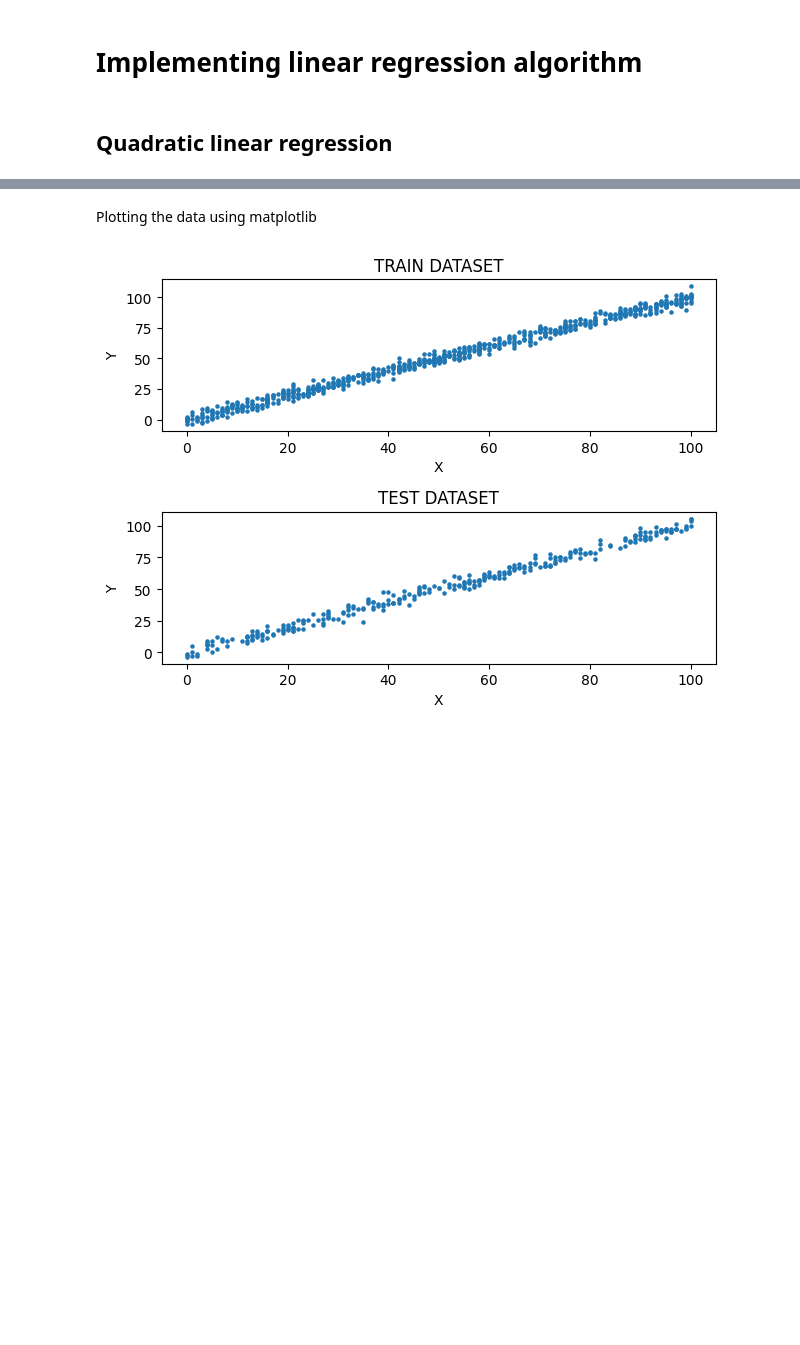
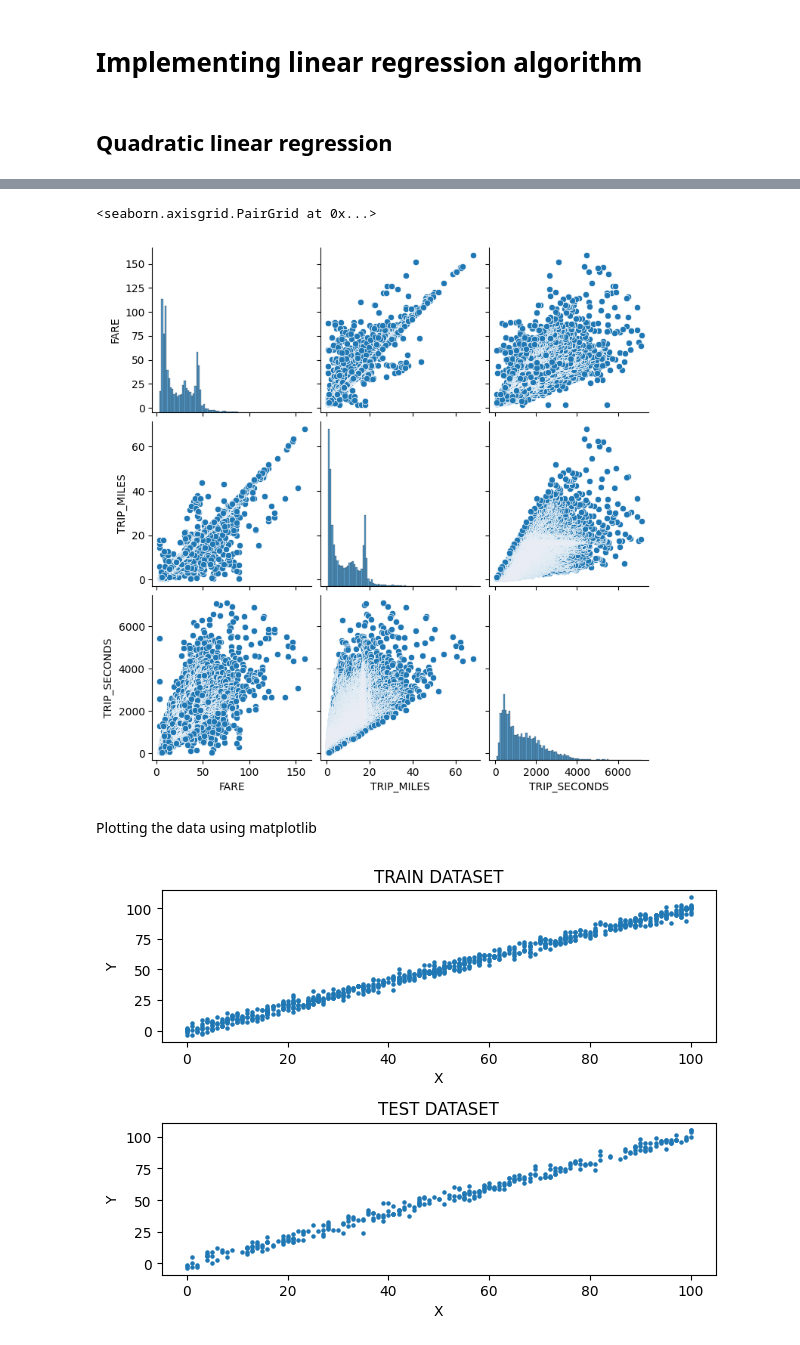
Before and after one commit to Blue-coder89/Machine-Learning, a Jupyter notebook: Regression/linearRegression/linearRegression.ipynb, the cells around one changed output, grey strips where cells are left out. Saved outputs shown, nothing was run; the diff lists cells and outputs as text; code cells hidden in the pictures; blank space fills up the shorter version.

```diff
--- a/Regression/linearRegression/linearRegression.ipynb
+++ b/Regression/linearRegression/linearRegression.ipynb
@@ -34,0 +144,2 @@ testData = testData.values
+# %%
+chicago_taxi_dataset = pd.read_csv("https://download.mlcc.google.com/mledu-datasets/chicago_taxi_train.csv")
@@ -34,0 +148,2 @@ testData = testData.values
+# %%
+training_df = chicago_taxi_dataset[['TRIP_MILES', 'TRIP_SECONDS', 'FARE', 'COMPANY', 'PAYMENT_TYPE', 'TIP_RATE']]
@@ -35,3 +174,9 @@ testData = testData.values
+# %%
+## pairplot
+sns.pairplot(training_df, x_vars=["FARE", "TRIP_MILES", "TRIP_SECONDS"],y_vars=["FARE", "TRIP_MILES", "TRIP_SECONDS"])
+# %% [output]
+<seaborn.axisgrid.PairGrid at 0x...>
+[figure, added]
 # %% [markdown]
 Plotting the data using matplotlib
 # %%
```
Also changed, not shown: parts of 13 cells of this notebook.
